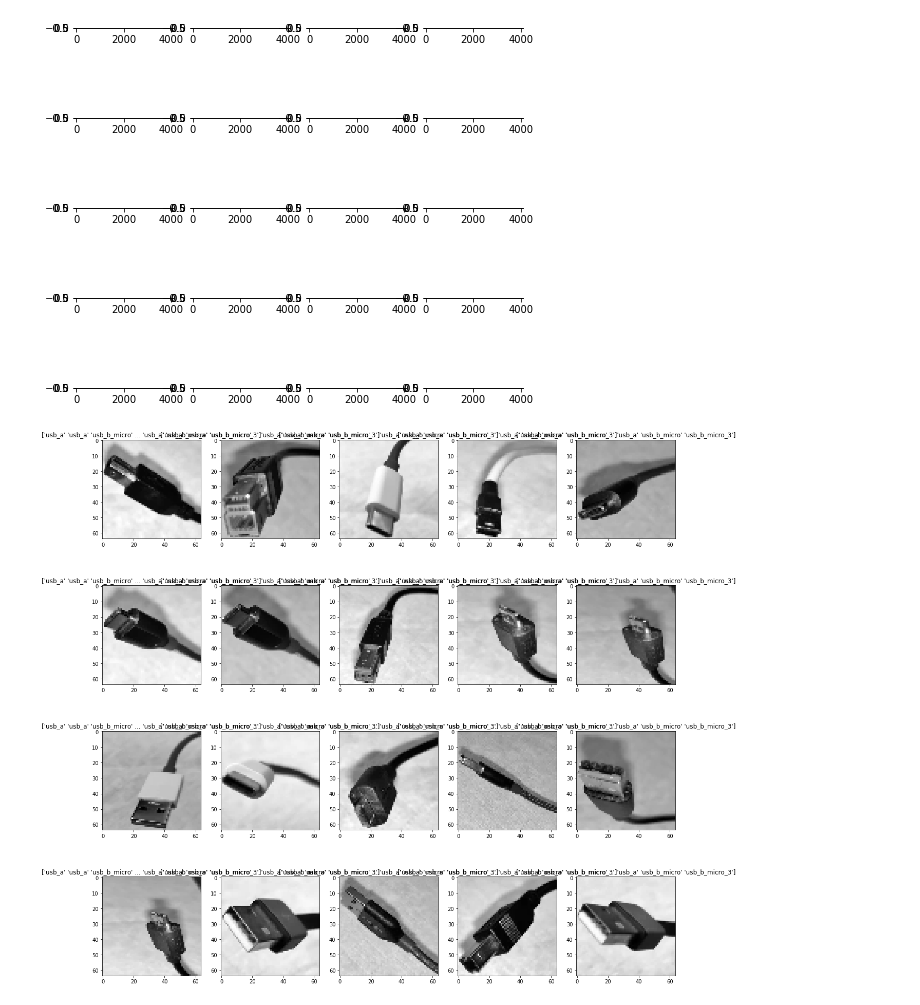
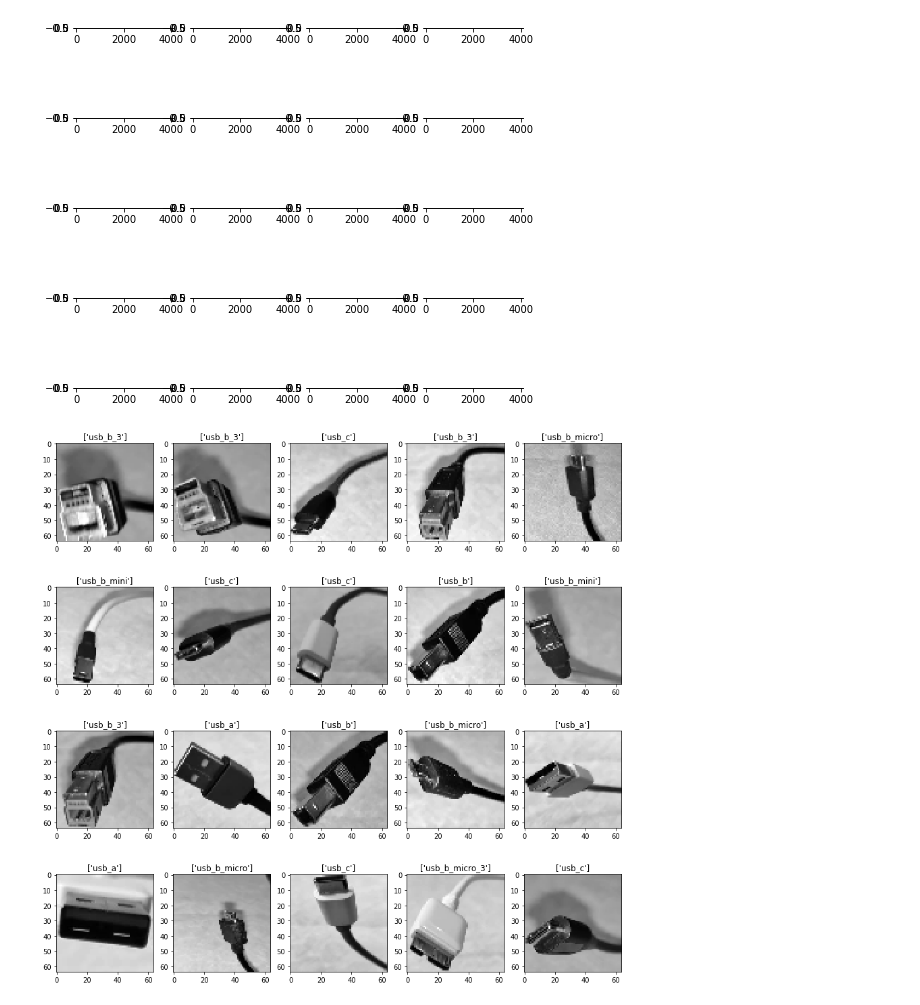
Before and after one commit to Quasist/usb-eh, a Jupyter notebook: usb-ml.ipynb, the cells around one changed output. Saved outputs shown, nothing was run; the diff lists cells and outputs as text; code cells hidden in the pictures.

Commit message:
printing correct labels

```diff
--- a/usb-ml.ipynb
+++ b/usb-ml.ipynb
@@ -183,23 +183,23 @@ Time taken: 22.930851697921753 seconds.
 # %%
 
 import random
 
 columns = 5
 rows = 4
 ax = []
-fig = plt.figure(figsize=(20, 20))
+fig = plt.figure(figsize=(15, 15))
 
 
 for i in range( columns*rows ):
     sample = random.choice(imgs)
     img =  sample.reshape(64, 64) # get a random image and read it
     # create subplot and append to ax
     ax.append( fig.add_subplot(rows, columns, i+1))
     # result = knc.predict(sample)
     prediction = knc.predict(sample.reshape(1, -1))
-    ax[-1].set_title(str( str(result) ))  # set title to label
+    ax[-1].set_title(str( str(prediction) ))  # set title to label
     plt.imshow(img, cmap='gray')
 
 plt.show()
 # %% [output]
-[figure, old version]
+[figure, new version]
```
